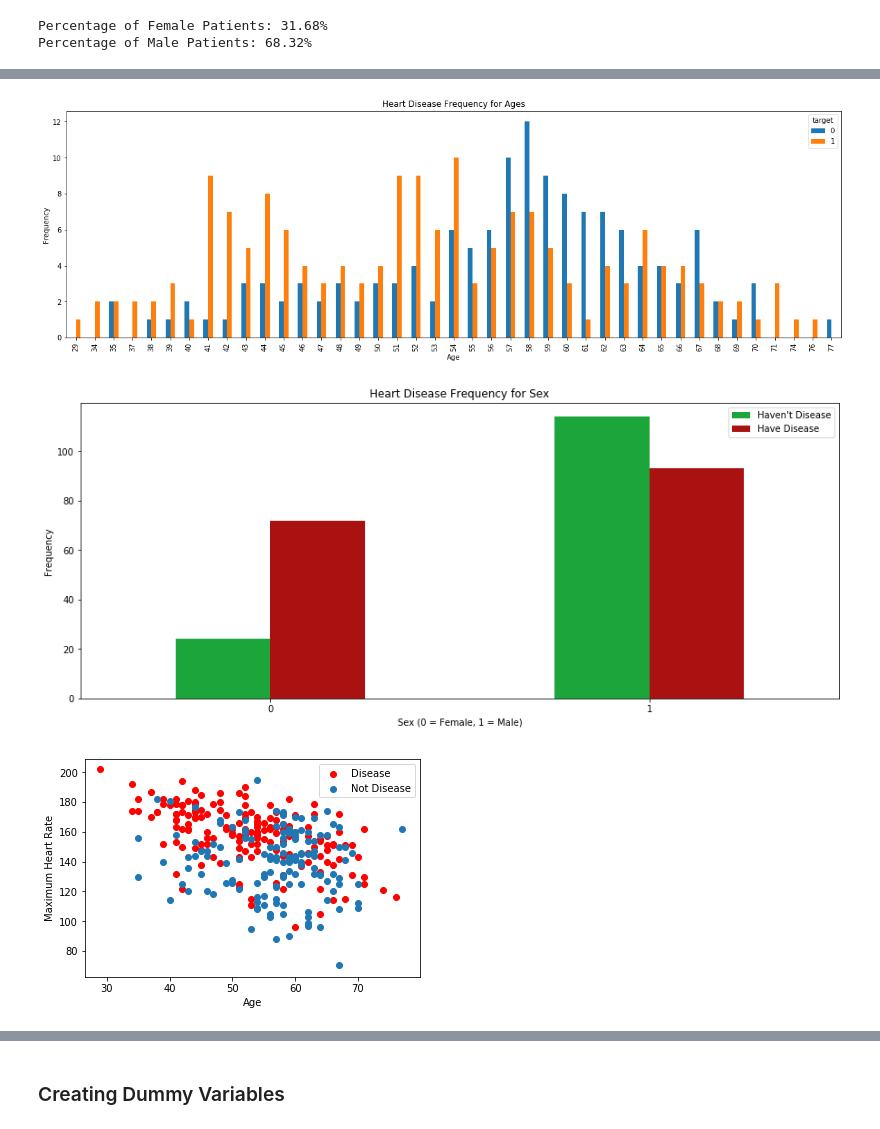
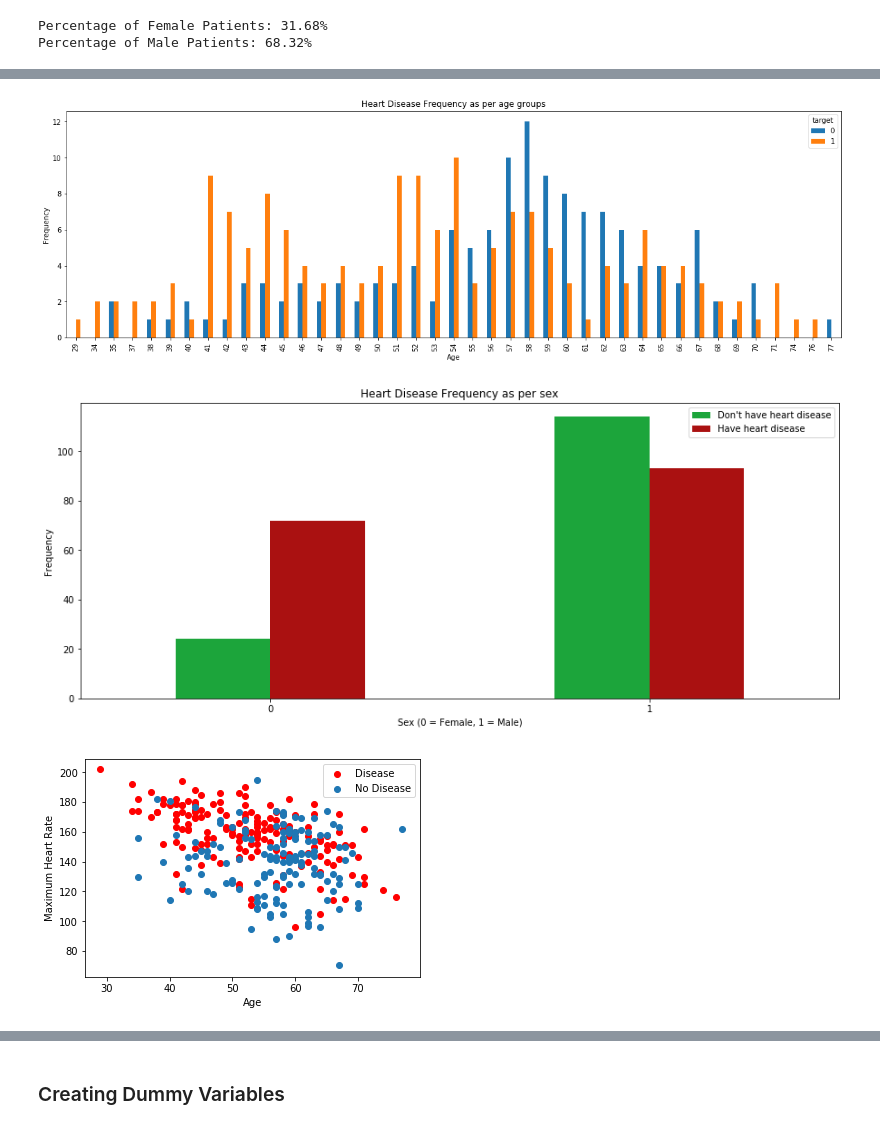
Before and after one commit to tanu-rana/Heart-Disease-Classification, a Jupyter notebook: heart-disease-classifications-machine-learning.ipynb, the cells around one changed output, grey strips where cells are left out. Drawn from its saved outputs; the diff is of its cells as text; code cells hidden in the pictures.

```diff
--- a/heart-disease-classifications-machine-learning.ipynb
+++ b/heart-disease-classifications-machine-learning.ipynb
@@ -99,31 +99,31 @@ df.groupby('target').mean()
 | 1 | 52.496970 | 0.563636 | 1.375758 | 129.303030 | 242.230303 | 0.139394 | 0.593939 | 158.466667 | 0.139394 | 0.583030 | 1.593939 | ... |
 # %%
 pd.crosstab(df.age,df.target).plot(kind="bar",figsize=(20,6))
-plt.title('Heart Disease Frequency for Ages')
+plt.title('Heart Disease Frequency as per age groups')
 plt.xlabel('Age')
 plt.ylabel('Frequency')
 plt.savefig('heartDiseaseAndAges.png')
 plt.show()
 # %% [output]
-[figure, old version]
+[figure, new version]
 # %%
 pd.crosstab(df.sex,df.target).plot(kind="bar",figsize=(15,6),color=['#1CA53B','#AA1111' ])
-plt.title('Heart Disease Frequency for Sex')
+plt.title('Heart Disease Frequency as per sex')
 plt.xlabel('Sex (0 = Female, 1 = Male)')
 plt.xticks(rotation=0)
-plt.legend(["Haven't Disease", "Have Disease"])
+plt.legend(["Don't have heart disease", "Have heart disease"])
 plt.ylabel('Frequency')
 plt.show()
 # %% [output]
-[figure, old version]
+[figure, new version]
 # %%
 plt.scatter(x=df.age[df.target==1], y=df.thalach[(df.target==1)], c="red")
 plt.scatter(x=df.age[df.target==0], y=df.thalach[(df.target==0)])
-plt.legend(["Disease", "Not Disease"])
+plt.legend(["Disease", "No Disease"])
 plt.xlabel("Age")
 plt.ylabel("Maximum Heart Rate")
 plt.show()
 # %% [output]
-[figure, old version]
+[figure, new version]
 # %%
 pd.crosstab(df.slope,df.target).plot(kind="bar",figsize=(15,6),color=['#DAF7A6','#FF5733' ])
```
Also changed, not shown: parts of 28 cells of this notebook, 1 other file.
